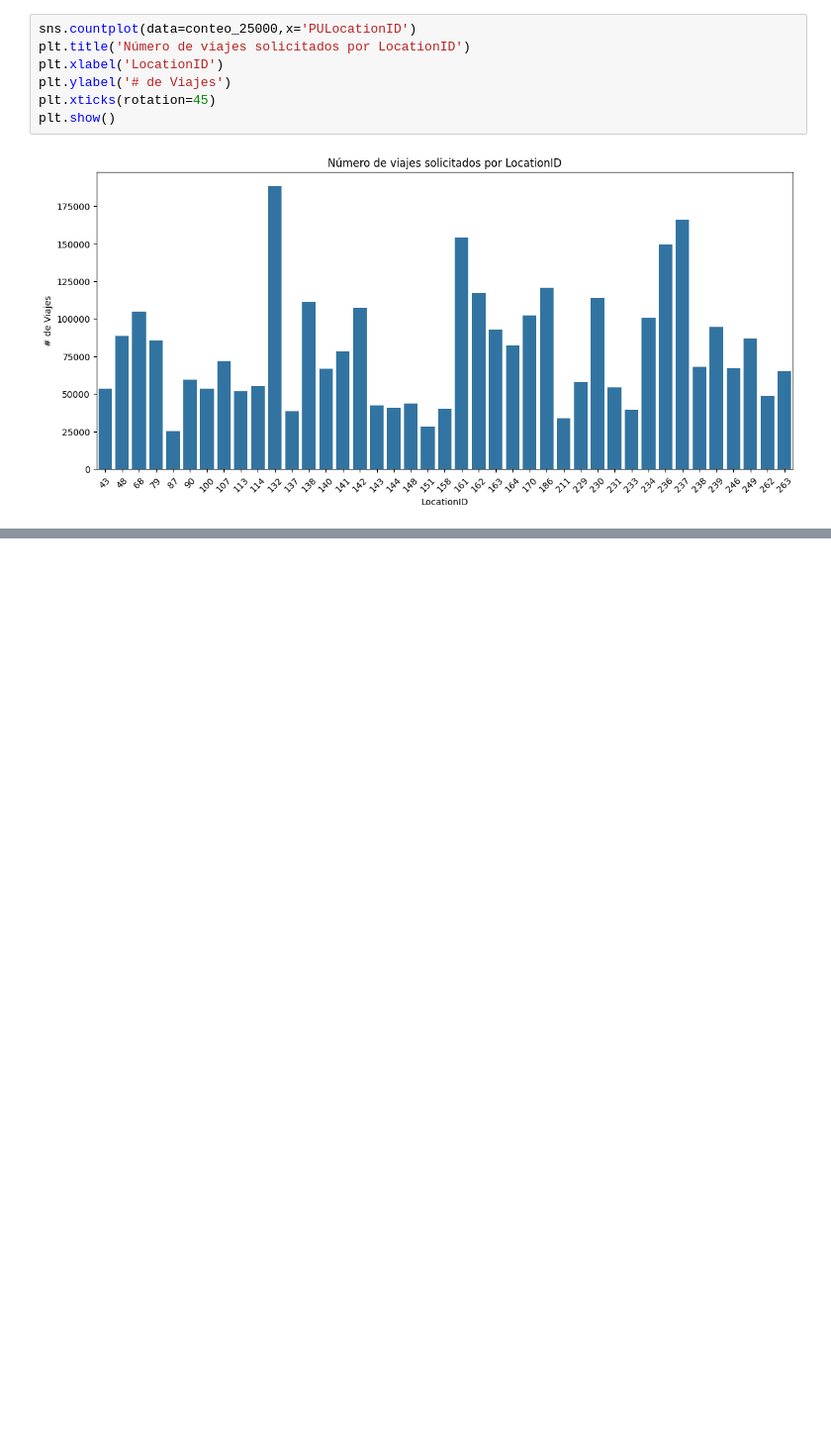
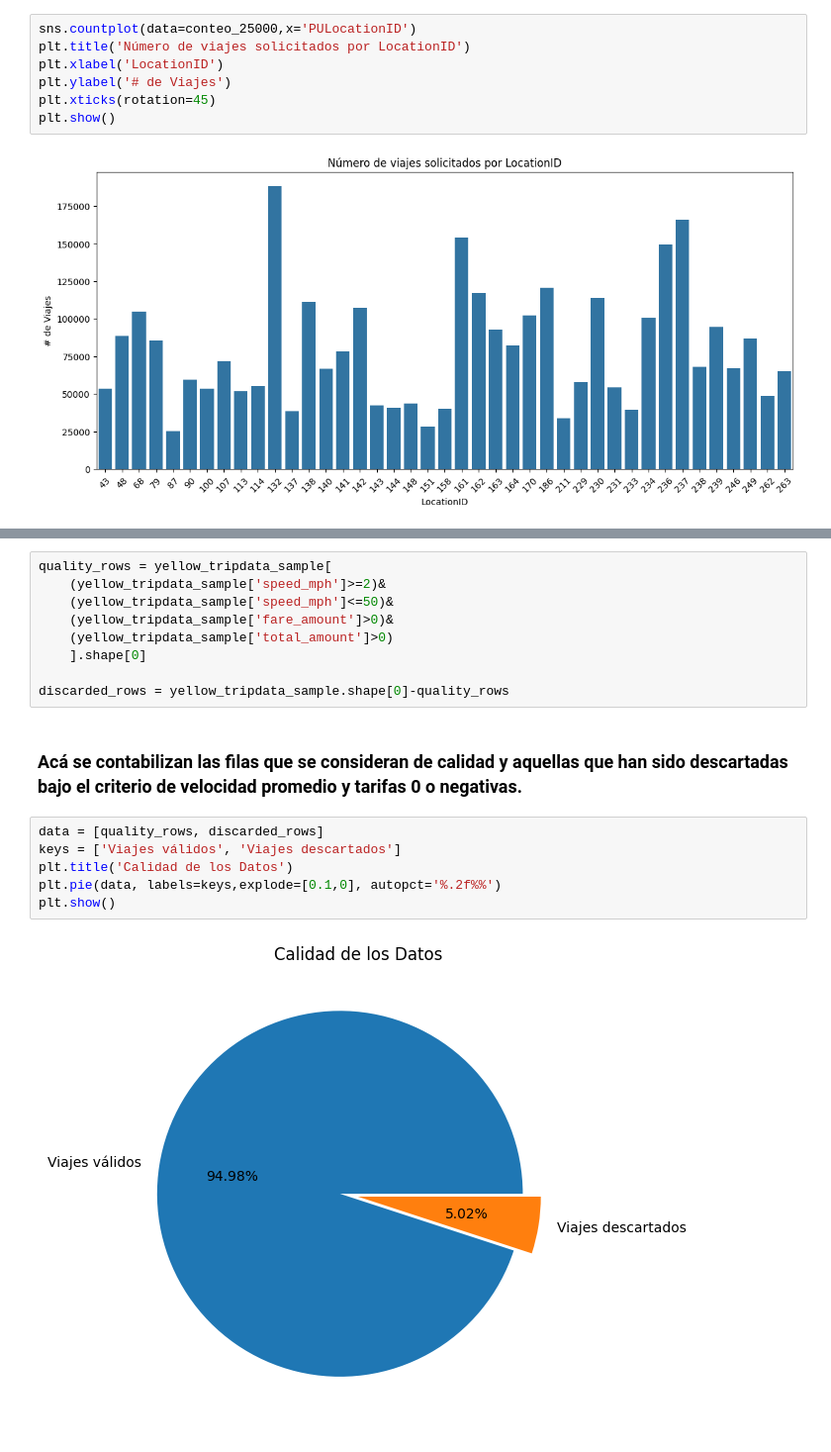
Before and after one commit to lmunozm1702/taxi_electrico_nyc, a Jupyter notebook: Análisis Preliminar/EDA yellow_tripdata_09_2024.ipynb, the cells around one changed output, grey strips where cells are left out. Shown at 99% size. Saved outputs shown, nothing was run; the diff lists cells and outputs as text; blank space fills up the shorter version.

```diff
--- a/Análisis Preliminar/EDA yellow_tripdata_09_2024.ipynb
+++ b/Análisis Preliminar/EDA yellow_tripdata_09_2024.ipynb
@@ -457,0 +526,19 @@ plt.show()
+# %%
+quality_rows = yellow_tripdata_sample[
+    (yellow_tripdata_sample['speed_mph']>=2)&
+    (yellow_tripdata_sample['speed_mph']<=50)&
+    (yellow_tripdata_sample['fare_amount']>0)&
+    (yellow_tripdata_sample['total_amount']>0)
+    ].shape[0]
+
+discarded_rows = yellow_tripdata_sample.shape[0]-quality_rows
+# %% [markdown]
+### Acá se contabilizan las filas que se consideran de calidad y aquellas que han sido descartadas bajo el criterio de velocidad promedio y tarifas 0 o negativas.
+# %%
+data = [quality_rows, discarded_rows]
+keys = ['Viajes válidos', 'Viajes descartados']
+plt.title('Calidad de los Datos')
+plt.pie(data, labels=keys,explode=[0.1,0], autopct='%.2f%%')
+plt.show()
+# %% [output]
+[figure, added]
```
Also changed, not shown: parts of 9 cells of this notebook.
